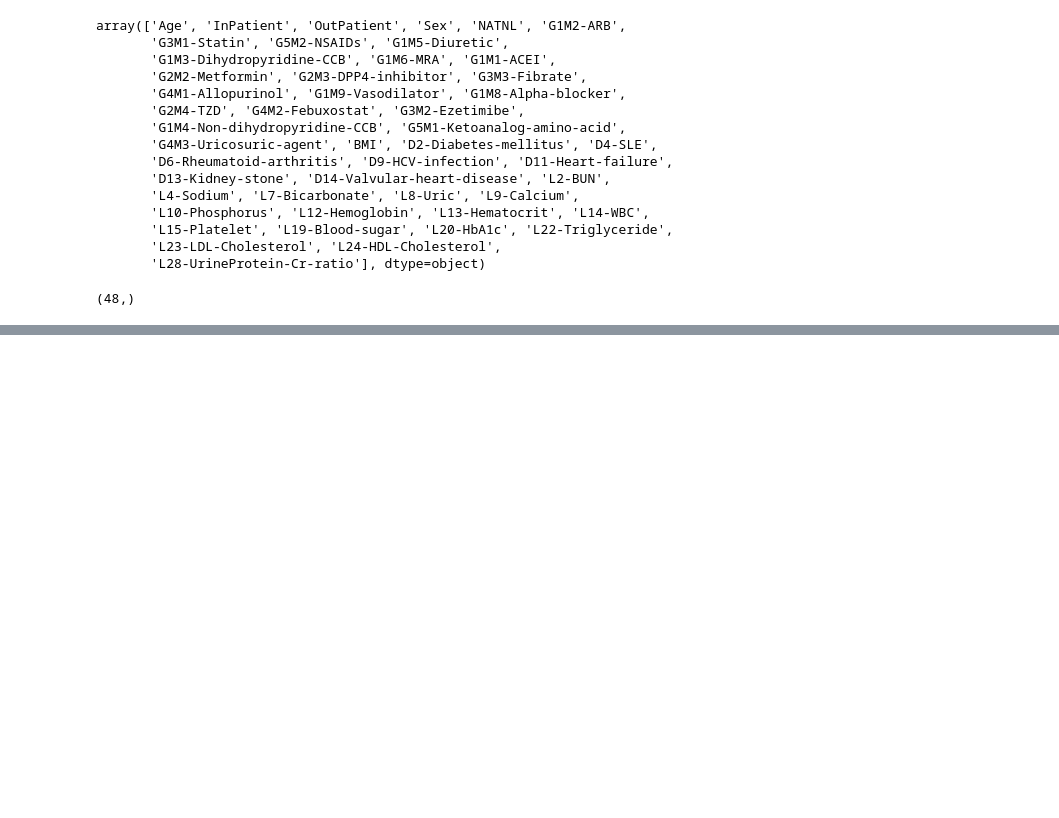
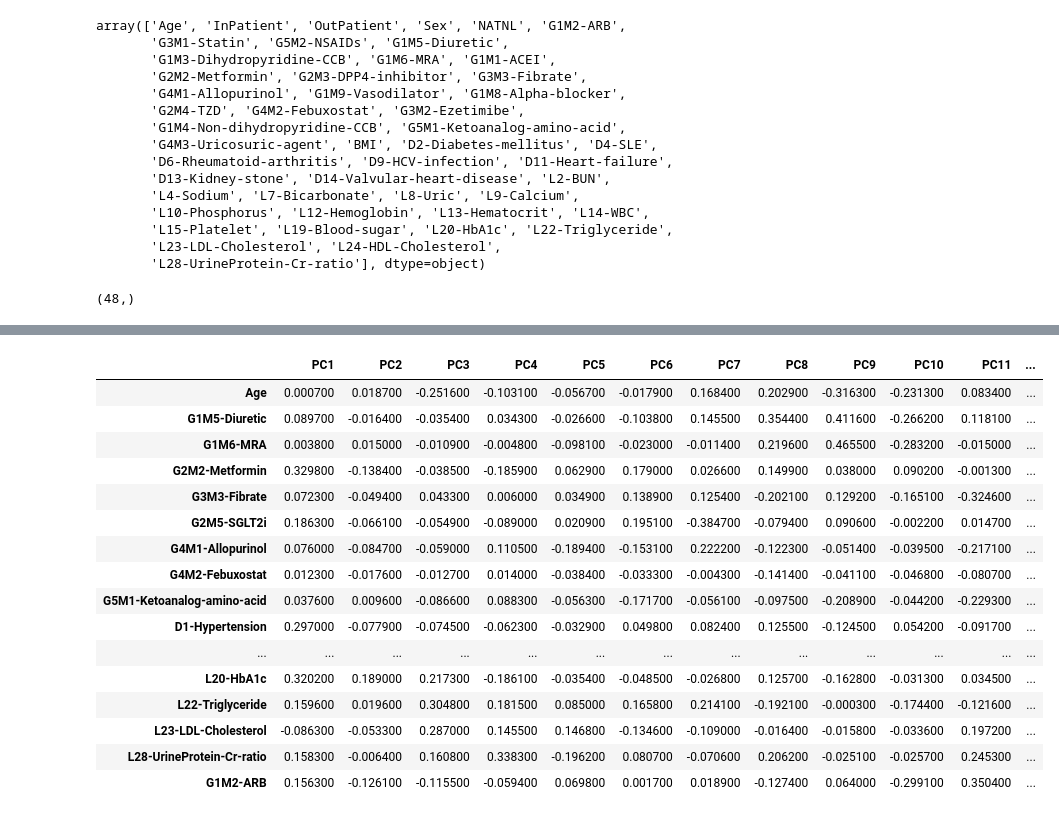
Before and after one commit to Aomaphisara/ULckdresearch2023, a Jupyter notebook: LassoRegression_Feature_Importance.ipynb, the cells around one changed output, grey strips where cells are left out. Saved outputs shown, nothing was run; the diff lists cells and outputs as text; code cells hidden in the pictures; blank space fills up the shorter version.

```diff
--- a/LassoRegression_Feature_Importance.ipynb
+++ b/LassoRegression_Feature_Importance.ipynb
@@ -255,0 +557,28 @@ selected_features.shape
+# %%
+
+# ให้ features ของ scale_data เป็น index
+dpc = pd.DataFrame(pca.components_.T,
+                   index=scale_data.columns,
+                   columns=[f'PC{n+1}' for n in range(pca.components_.shape[0])]).round(4)
+
+# ทำการแปลงข้อมูลให้เป็น DataFrame ที่มีขนาดเล็กขึ้น (ในที่นี้เลือก 5 แถวแรก)
+dpc_small = dpc.iloc[:27, :]
+dpc_small.style.applymap(lambda e: 'background-color: yellow' if np.abs(e) > .5 else 'background-color: white')
+# %% [output]
+|  | PC1 | PC2 | PC3 | PC4 | PC5 | PC6 | PC7 | PC8 | PC9 | PC10 | PC11 | ... |
+| Age | 0.000700 | 0.018700 | -0.251600 | -0.103100 | -0.056700 | -0.017900 | 0.168400 | 0.202900 | -0.316300 | -0.231300 | 0.083400 | ... |
+| G1M5-Diuretic | 0.089700 | -0.016400 | -0.035400 | 0.034300 | -0.026600 | -0.103800 | 0.145500 | 0.354400 | 0.411600 | -0.266200 | 0.118100 | ... |
+| G1M6-MRA | 0.003800 | 0.015000 | -0.010900 | -0.004800 | -0.098100 | -0.023000 | -0.011400 | 0.219600 | 0.465500 | -0.283200 | -0.015000 | ... |
+| G2M2-Metformin | 0.329800 | -0.138400 | -0.038500 | -0.185900 | 0.062900 | 0.179000 | 0.026600 | 0.149900 | 0.038000 | 0.090200 | -0.001300 | ... |
+| G3M3-Fibrate | 0.072300 | -0.049400 | 0.043300 | 0.006000 | 0.034900 | 0.138900 | 0.125400 | -0.202100 | 0.129200 | -0.165100 | -0.324600 | ... |
+| G2M5-SGLT2i | 0.186300 | -0.066100 | -0.054900 | -0.089000 | 0.020900 | 0.195100 | -0.384700 | -0.079400 | 0.090600 | -0.002200 | 0.014700 | ... |
+| G4M1-Allopurinol | 0.076000 | -0.084700 | -0.059000 | 0.110500 | -0.189400 | -0.153100 | 0.222200 | -0.122300 | -0.051400 | -0.039500 | -0.217100 | ... |
+| G4M2-Febuxostat | 0.012300 | -0.017600 | -0.012700 | 0.014000 | -0.038400 | -0.033300 | -0.004300 | -0.141400 | -0.041100 | -0.046800 | -0.080700 | ... |
+| G5M1-Ketoanalog-amino-acid | 0.037600 | 0.009600 | -0.086600 | 0.088300 | -0.056300 | -0.171700 | -0.056100 | -0.097500 | -0.208900 | -0.044200 | -0.229300 | ... |
+| D1-Hypertension | 0.297000 | -0.077900 | -0.074500 | -0.062300 | -0.032900 | 0.049800 | 0.082400 | 0.125500 | -0.124500 | 0.054200 | -0.091700 | ... |
+| ... | ... | ... | ... | ... | ... | ... | ... | ... | ... | ... | ... | ... |
+| L20-HbA1c | 0.320200 | 0.189000 | 0.217300 | -0.186100 | -0.035400 | -0.048500 | -0.026800 | 0.125700 | -0.162800 | -0.031300 | 0.034500 | ... |
+| L22-Triglyceride | 0.159600 | 0.019600 | 0.304800 | 0.181500 | 0.085000 | 0.165800 | 0.214100 | -0.192100 | -0.000300 | -0.174400 | -0.121600 | ... |
+| L23-LDL-Cholesterol | -0.086300 | -0.053300 | 0.287000 | 0.145500 | 0.146800 | -0.134600 | -0.109000 | -0.016400 | -0.015800 | -0.033600 | 0.197200 | ... |
+| L28-UrineProtein-Cr-ratio | 0.158300 | -0.006400 | 0.160800 | 0.338300 | -0.196200 | 0.080700 | -0.070600 | 0.206200 | -0.025100 | -0.025700 | 0.245300 | ... |
+| G1M2-ARB | 0.156300 | -0.126100 | -0.115500 | -0.059400 | 0.069800 | 0.001700 | 0.018900 | -0.127400 | 0.064000 | -0.299100 | 0.350400 | ... |
```
Also changed, not shown: parts of 25 cells of this notebook.
